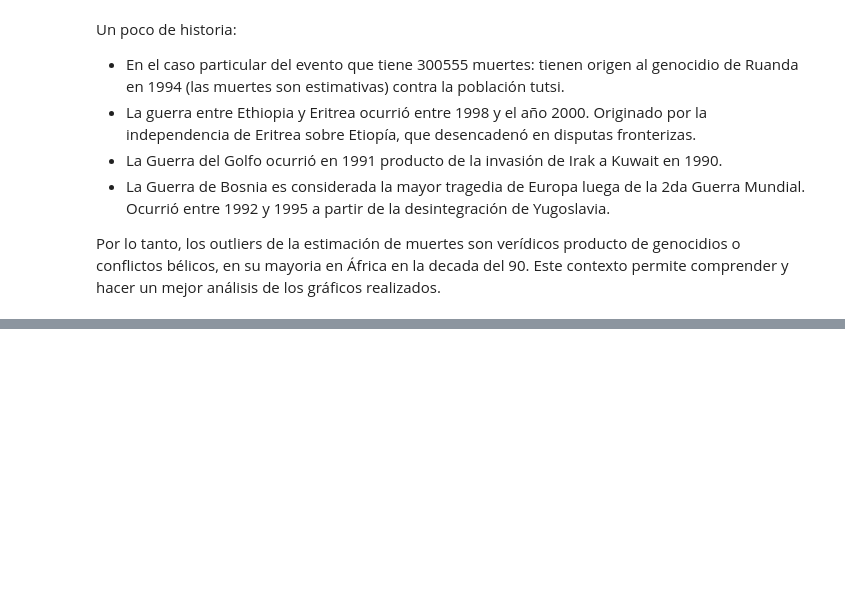
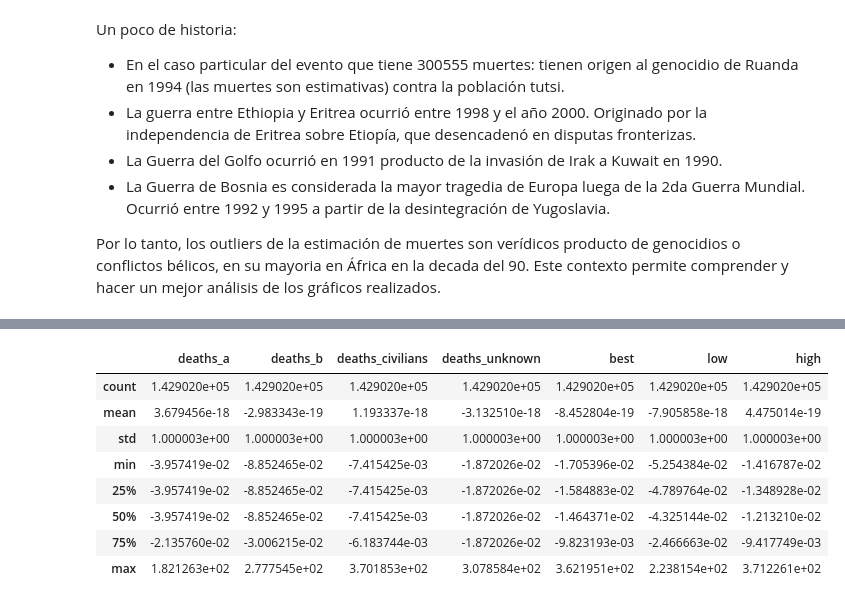
Before and after one commit to SantiagoCasado/CEIA_Analisis_Datos, a Jupyter notebook: add_tp1.ipynb, the cells around one changed output, grey strips where cells are left out. Saved outputs shown, nothing was run; the diff lists cells and outputs as text; code cells hidden in the pictures; blank space fills up the shorter version.

```diff
--- a/add_tp1.ipynb
+++ b/add_tp1.ipynb
@@ -911,0 +970,6 @@ Por lo tanto, los outliers de la estimación de muertes son verídicos producto
+# %%
+# Estandarización (Z-Score)
+scaler = StandardScaler()
+df_standardized = pd.DataFrame(scaler.fit_transform(df_subset), columns=df_subset.columns)
+print("\n[bold]Estandarizado:[/bold]")
+df_standardized.head()
@@ -911,0 +984,12 @@ Por lo tanto, los outliers de la estimación de muertes son verídicos producto
+# %%
+df_standardized.describe()
+# %% [output]
+|  | deaths_a | deaths_b | deaths_civilians | deaths_unknown | best | low | high |
+| count | 1.429020e+05 | 1.429020e+05 | 1.429020e+05 | 1.429020e+05 | 1.429020e+05 | 1.429020e+05 | 1.429020e+05 |
+| mean | 3.679456e-18 | -2.983343e-19 | 1.193337e-18 | -3.132510e-18 | -8.452804e-19 | -7.905858e-18 | 4.475014e-19 |
+| std | 1.000003e+00 | 1.000003e+00 | 1.000003e+00 | 1.000003e+00 | 1.000003e+00 | 1.000003e+00 | 1.000003e+00 |
+| min | -3.957419e-02 | -8.852465e-02 | -7.415425e-03 | -1.872026e-02 | -1.705396e-02 | -5.254384e-02 | -1.416787e-02 |
+| 25% | -3.957419e-02 | -8.852465e-02 | -7.415425e-03 | -1.872026e-02 | -1.584883e-02 | -4.789764e-02 | -1.348928e-02 |
+| 50% | -3.957419e-02 | -8.852465e-02 | -7.415425e-03 | -1.872026e-02 | -1.464371e-02 | -4.325144e-02 | -1.213210e-02 |
+| 75% | -2.135760e-02 | -3.006215e-02 | -6.183744e-03 | -1.872026e-02 | -9.823193e-03 | -2.466663e-02 | -9.417749e-03 |
+| max | 1.821263e+02 | 2.777545e+02 | 3.701853e+02 | 3.078584e+02 | 3.621951e+02 | 2.238154e+02 | 3.712261e+02 |
```
Also changed, not shown: parts of 10 cells of this notebook.
